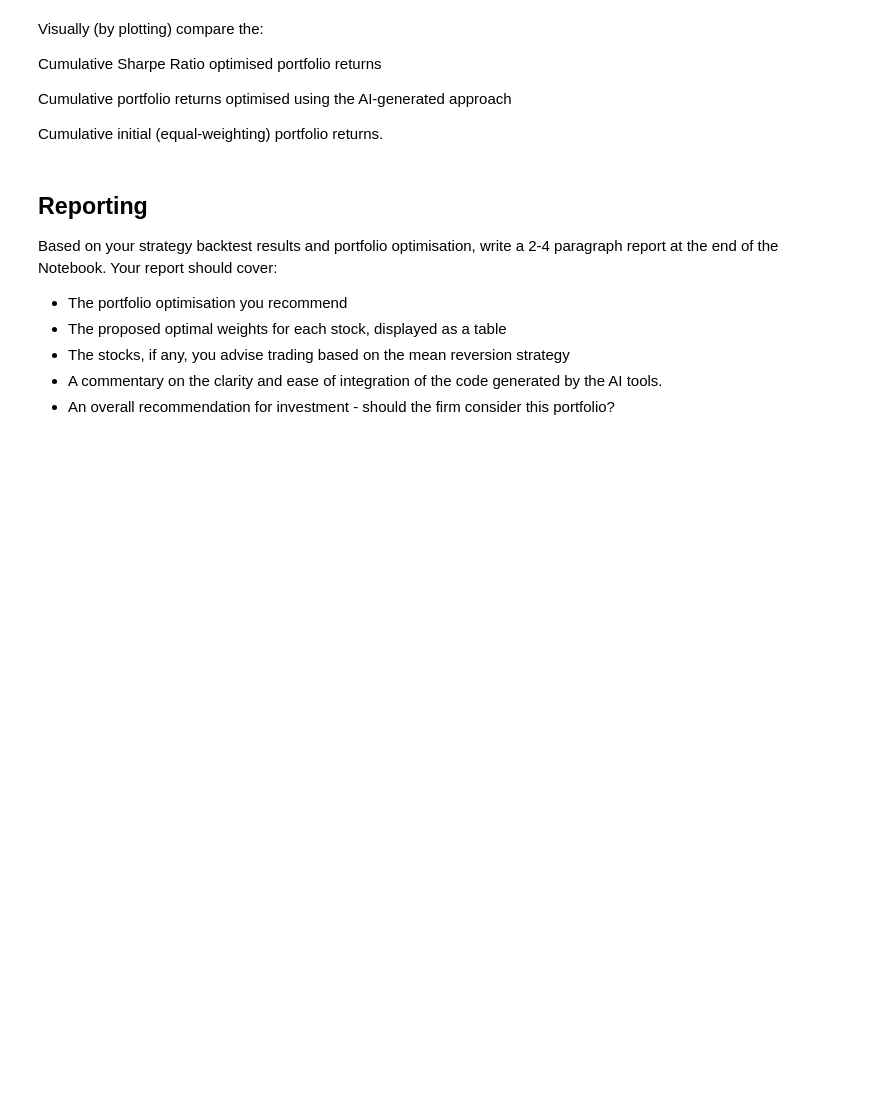
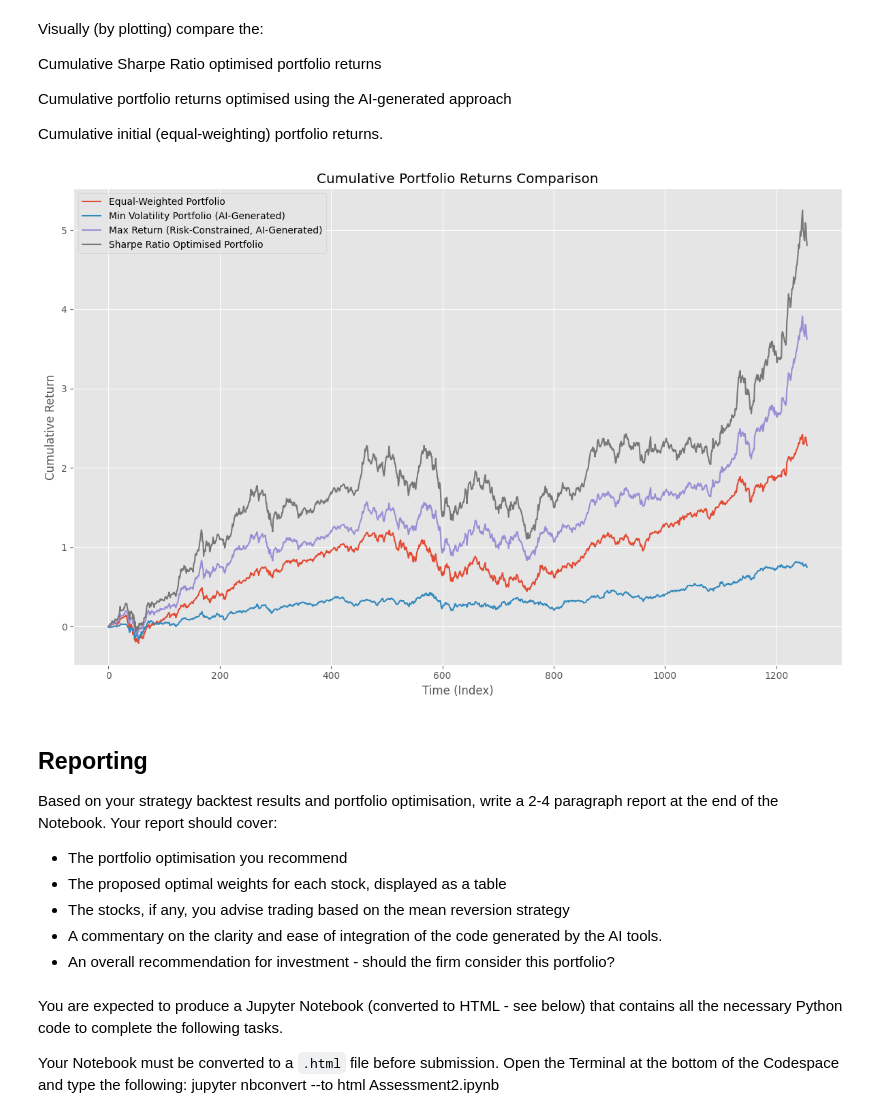
Before and after one commit to Imperial-Business-School/python-for-finance-WangZilu-imperial, a Jupyter notebook: Individual/Individual Assignment.ipynb, the cells around one changed output. Drawn from its saved outputs; the diff is of its cells as text; code cells hidden in the pictures; blank space fills up the shorter version.

```diff
--- a/Individual/Individual Assignment.ipynb
+++ b/Individual/Individual Assignment.ipynb
@@ -479,11 +541,30 @@ Cumulative Sharpe Ratio optimised portfolio returns
 Cumulative portfolio returns optimised using the AI-generated approach
 
 Cumulative initial (equal-weighting) portfolio returns.
+# %%
+plt.figure(figsize=(12, 8))
+plt.plot(p_cumureturns, label='Equal-Weighted Portfolio')
+plt.plot(min_vol_cum_returns, label='Min Volatility Portfolio (AI-Generated)')
+plt.plot(max_ret_cum_returns, label='Max Return (Risk-Constrained, AI-Generated)')
+plt.plot((1 + np.dot(returns, opt_weights)).cumprod() - 1, label='Sharpe Ratio Optimised Portfolio')
+plt.title('Cumulative Portfolio Returns Comparison')
+plt.xlabel('Time (Index)')
+plt.ylabel('Cumulative Return')
+plt.legend()
+plt.tight_layout()
+plt.show()
+# %% [output]
+[figure, added]
 # %% [markdown]
-## Reporting
+## **Reporting**
 Based on your strategy backtest results and portfolio optimisation, write a 2-4 paragraph report at the end of the Notebook. Your report should cover:
 - The portfolio optimisation you recommend
 - The proposed optimal weights for each stock, displayed as a table
 - The stocks, if any, you advise trading based on the mean reversion strategy
 - A commentary on the clarity and ease of integration of the code generated by the AI tools.
 - An overall recommendation for investment - should the firm consider this portfolio?
+# %% [markdown]
+You are expected to produce a Jupyter Notebook (converted to HTML - see below) that contains all the necessary Python code to complete the following tasks.
+
+
+Your Notebook must be converted to a `.html` file before submission. Open the Terminal at the bottom of the Codespace and type the following: jupyter nbconvert --to html Assessment2.ipynb
```
Also changed, not shown: parts of 10 cells of this notebook.
